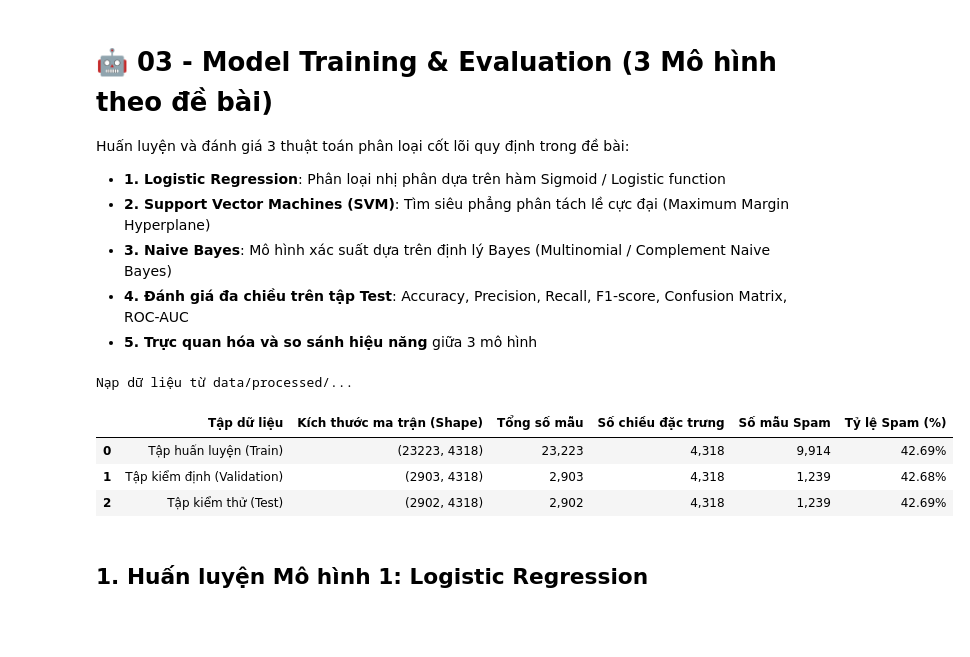
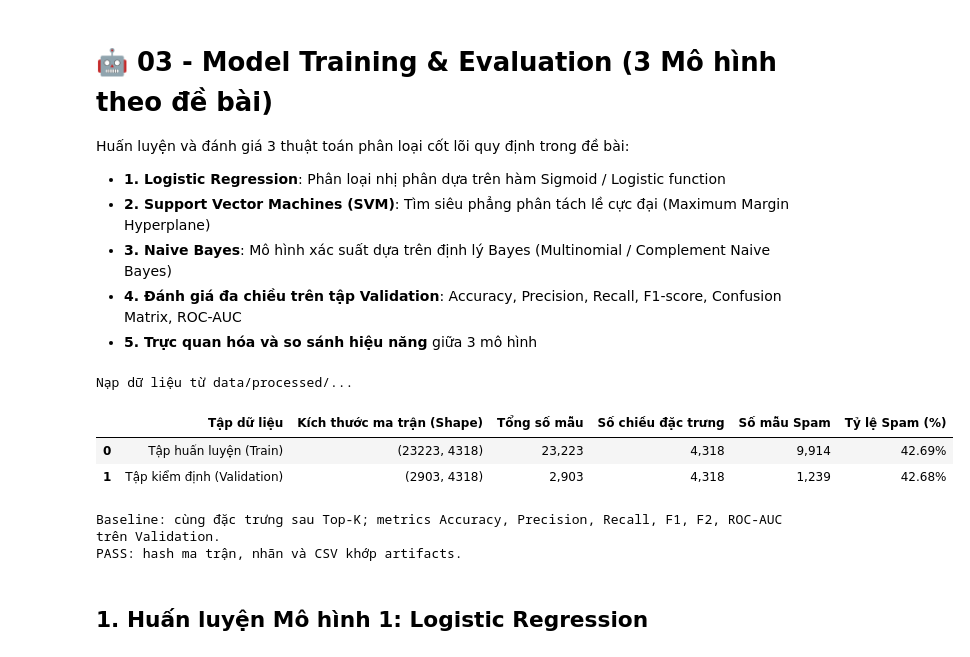
Before and after one commit to iamtien77/spam_classifier, a Jupyter notebook: notebooks/03_model_baseline_and_training.ipynb, the cells around one changed output. Saved outputs shown, nothing was run; the diff lists cells and outputs as text; code cells hidden in the pictures; blank space fills up the shorter version.

Commit message:
fix: hoàn thiện thực nghiệm notebook và sửa lỗi xuất dữ liệu pipeline

```diff
--- a/notebooks/03_model_baseline_and_training.ipynb
+++ b/notebooks/03_model_baseline_and_training.ipynb
@@ -5,7 +5,7 @@ Huấn luyện và đánh giá 3 thuật toán phân loại cốt lõi quy đị
 - **1. Logistic Regression**: Phân loại nhị phân dựa trên hàm Sigmoid / Logistic function
 - **2. Support Vector Machines (SVM)**: Tìm siêu phẳng phân tách lề cực đại (Maximum Margin Hyperplane)
 - **3. Naive Bayes**: Mô hình xác suất dựa trên định lý Bayes (Multinomial / Complement Naive Bayes)
-- **4. Đánh giá đa chiều trên tập Test**: Accuracy, Precision, Recall, F1-score, Confusion Matrix, ROC-AUC
+- **4. Đánh giá đa chiều trên tập Validation**: Accuracy, Precision, Recall, F1-score, Confusion Matrix, ROC-AUC
 - **5. Trực quan hóa và so sánh hiệu năng** giữa 3 mô hình
 # %%
 import sys
@@ -38,45 +38,51 @@ print('Nạp dữ liệu từ data/processed/...')
 X_train = sp.load_npz(PROJECT_ROOT / 'data/processed/X_train.npz')
 y_train = np.load(PROJECT_ROOT / 'data/processed/y_train.npy')
 X_val = sp.load_npz(PROJECT_ROOT / 'data/processed/X_val.npz')
 y_val = np.load(PROJECT_ROOT / 'data/processed/y_val.npy')
-X_test = sp.load_npz(PROJECT_ROOT / 'data/processed/X_test.npz')
-y_test = np.load(PROJECT_ROOT / 'data/processed/y_test.npy')
-
 df_dataset_info = pd.DataFrame([
     {
         "Tập dữ liệu": "Tập huấn luyện (Train)",
         "Kích thước ma trận (Shape)": str(X_train.shape),
         "Tổng số mẫu": f"{X_train.shape[0]:,}",
         "Số chiều đặc trưng": f"{X_train.shape[1]:,}",
         "Số mẫu Spam": f"{int(np.sum(y_train == 1)):,}",
         "Tỷ lệ Spam (%)": f"{(np.sum(y_train == 1) / len(y_train) * 100):.2f}%"
     },
     {
         "Tập dữ liệu": "Tập kiểm định (Validation)",
         "Kích thước ma trận (Shape)": str(X_val.shape),
         "Tổng số mẫu": f"{X_val.shape[0]:,}",
         "Số chiều đặc trưng": f"{X_val.shape[1]:,}",
         "Số mẫu Spam": f"{int(np.sum(y_val == 1)):,}",
         "Tỷ lệ Spam (%)": f"{(np.sum(y_val == 1) / len(y_val) * 100):.2f}%"
     },
-    {
-        "Tập dữ liệu": "Tập kiểm thử (Test)",
-        "Kích thước ma trận (Shape)": str(X_test.shape),
-        "Tổng số mẫu": f"{X_test.shape[0]:,}",
-        "Số chiều đặc trưng": f"{X_test.shape[1]:,}",
-        "Số mẫu Spam": f"{int(np.sum(y_test == 1)):,}",
-        "Tỷ lệ Spam (%)": f"{(np.sum(y_test == 1) / len(y_test) * 100):.2f}%"
-    }
+
 ])
 display(df_dataset_info)
 
 evaluator = SpamModelEvaluator()
+from src.config import NOTEBOOK_SAVED_MODELS_DIR, NOTEBOOK_METRICS_DIR, PROCESSED_DATA_DIR
+from src.models.persistence import load_spam_pipeline, save_spam_pipeline
+artifacts = load_spam_pipeline(NOTEBOOK_SAVED_MODELS_DIR / 'feature_artifacts.joblib')
+assert artifacts['run_id'] == (PROCESSED_DATA_DIR / 'notebook_run_id.txt').read_text(encoding='utf-8').strip(), 'Hãy chạy lại notebook 02.'
+config = artifacts['config']
+print('Baseline: cùng đặc trưng sau Top-K; metrics Accuracy, Precision, Recall, F1, F2, ROC-AUC trên Validation.')
+
+from hashlib import sha256
+if not artifacts.get('cache_sha256'):
+    raise RuntimeError('Cache thiếu manifest: chạy lại notebook 02–04.')
+for filename, expected_hash in artifacts['cache_sha256'].items():
+    actual_hash=sha256((PROCESSED_DATA_DIR/filename).read_bytes()).hexdigest()
+    if actual_hash != expected_hash:
+        raise RuntimeError(f'Cache không khớp artifacts: {filename}; chạy lại notebook 02–04.')
+print('PASS: hash ma trận, nhãn và CSV khớp artifacts.')
 # %% [output]
 Nạp dữ liệu từ data/processed/...
 |  | Tập dữ liệu | Kích thước ma trận (Shape) | Tổng số mẫu | Số chiều đặc trưng | Số mẫu Spam | Tỷ lệ Spam (%) |
 | 0 | Tập huấn luyện (Train) | (23223, 4318) | 23,223 | 4,318 | 9,914 | 42.69% |
 | 1 | Tập kiểm định (Validation) | (2903, 4318) | 2,903 | 4,318 | 1,239 | 42.68% |
-| 2 | Tập kiểm thử (Test) | (2902, 4318) | 2,902 | 4,318 | 1,239 | 42.69% |
+Baseline: cùng đặc trưng sau Top-K; metrics Accuracy, Precision, Recall, F1, F2, ROC-AUC trên Validation.
+PASS: hash ma trận, nhãn và CSV khớp artifacts.
 # %% [markdown]
 ## 1. Huấn luyện Mô hình 1: Logistic Regression
 # %%
```
Also changed, not shown: parts of 6 cells of this notebook, 20 other files.
